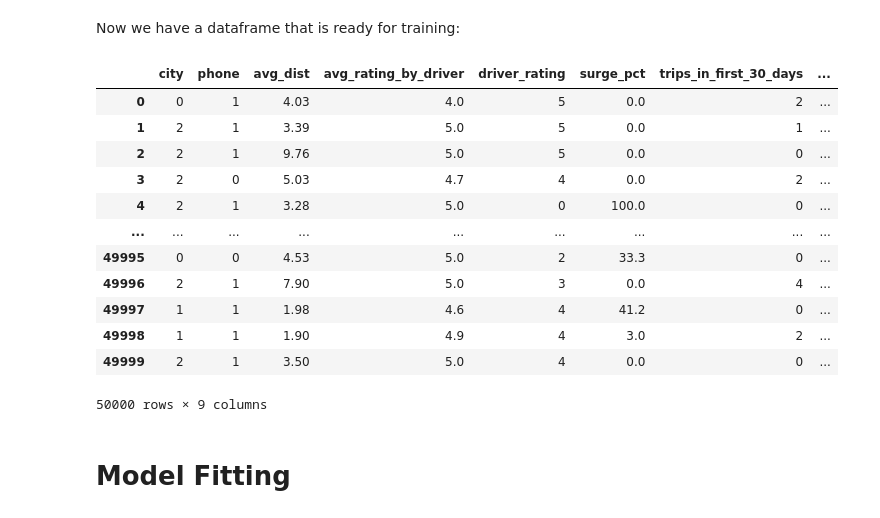
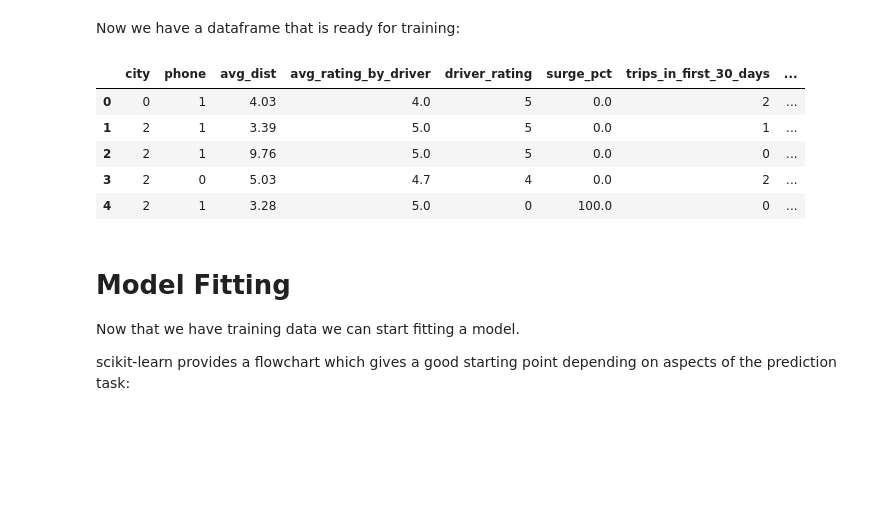
Before and after one commit to def-mycroft/springboard, a Jupyter notebook: notebooks/36.2-ultimate-takehome/project Springboard Interview Project - Ultimate Technologies like-shot accf44aa.ipynb, the cells around one changed output. Drawn from its saved outputs; the diff is of its cells as text; code cells hidden in the pictures; blank space fills up the shorter version.

```diff
--- a/notebooks/36.2-ultimate-takehome/project Springboard Interview Project - Ultimate Technologies like-shot accf44aa.ipynb
+++ b/notebooks/36.2-ultimate-takehome/project Springboard Interview Project - Ultimate Technologies like-shot accf44aa.ipynb
@@ -400,20 +400,17 @@ Name: count, dtype: int64
 # %% [markdown]
 Now we have a dataframe that is ready for training:
 # %%
-df[feats]
+df[feats].head()
 # %% [output]
 |  | city | phone | avg_dist | avg_rating_by_driver | driver_rating | surge_pct | trips_in_first_30_days | ... |
 | 0 | 0 | 1 | 4.03 | 4.0 | 5 | 0.0 | 2 | ... |
 | 1 | 2 | 1 | 3.39 | 5.0 | 5 | 0.0 | 1 | ... |
 | 2 | 2 | 1 | 9.76 | 5.0 | 5 | 0.0 | 0 | ... |
 | 3 | 2 | 0 | 5.03 | 4.7 | 4 | 0.0 | 2 | ... |
 | 4 | 2 | 1 | 3.28 | 5.0 | 0 | 100.0 | 0 | ... |
-| ... | ... | ... | ... | ... | ... | ... | ... | ... |
-| 49995 | 0 | 0 | 4.53 | 5.0 | 2 | 33.3 | 0 | ... |
-| 49996 | 2 | 1 | 7.90 | 5.0 | 3 | 0.0 | 4 | ... |
-| 49997 | 1 | 1 | 1.98 | 4.6 | 4 | 41.2 | 0 | ... |
-| 49998 | 1 | 1 | 1.90 | 4.9 | 4 | 3.0 | 2 | ... |
-| 49999 | 2 | 1 | 3.50 | 5.0 | 4 | 0.0 | 0 | ... |
-50000 rows × 9 columns
 # %% [markdown]
 # Model Fitting
+
+Now that we have training data we can start fitting a model.
+
+scikit-learn provides a flowchart which gives a good starting point depending on aspects of the prediction task:
```
Also changed, not shown: parts of 12 cells of this notebook.
